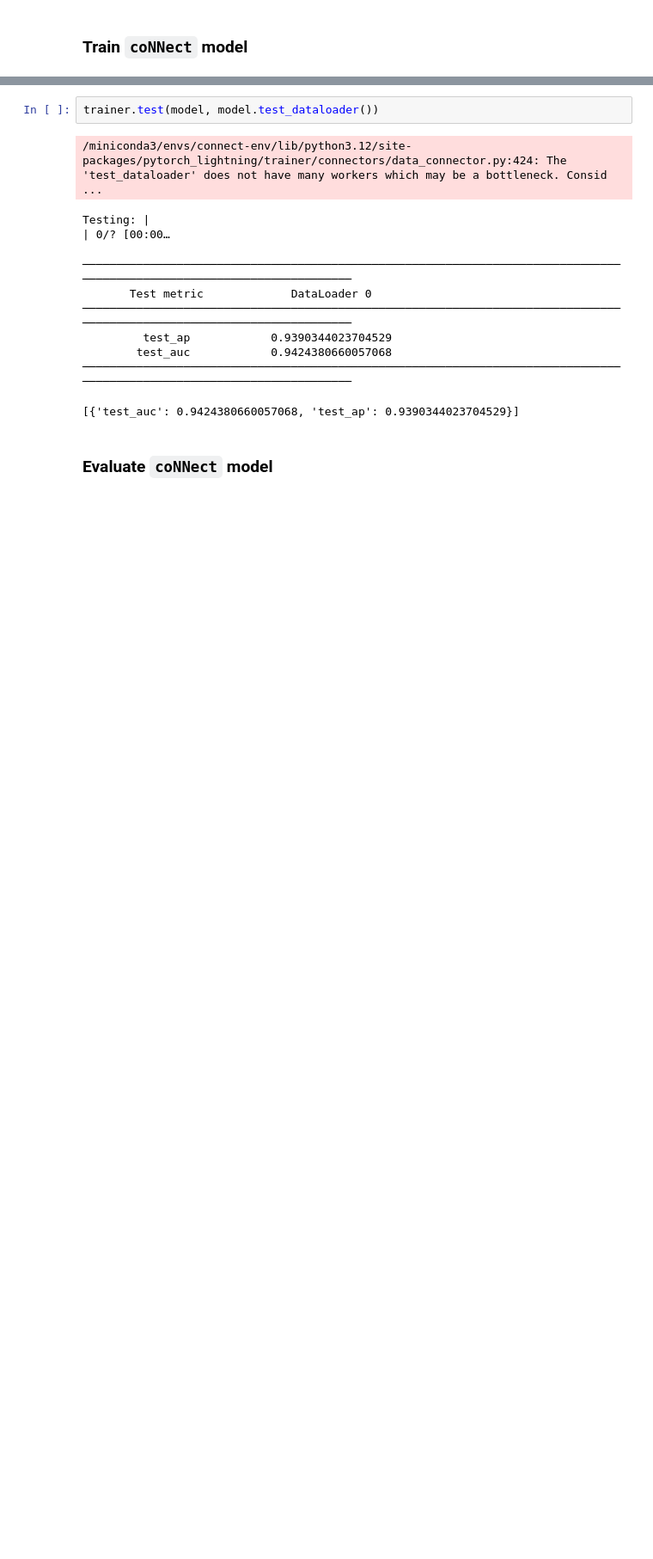
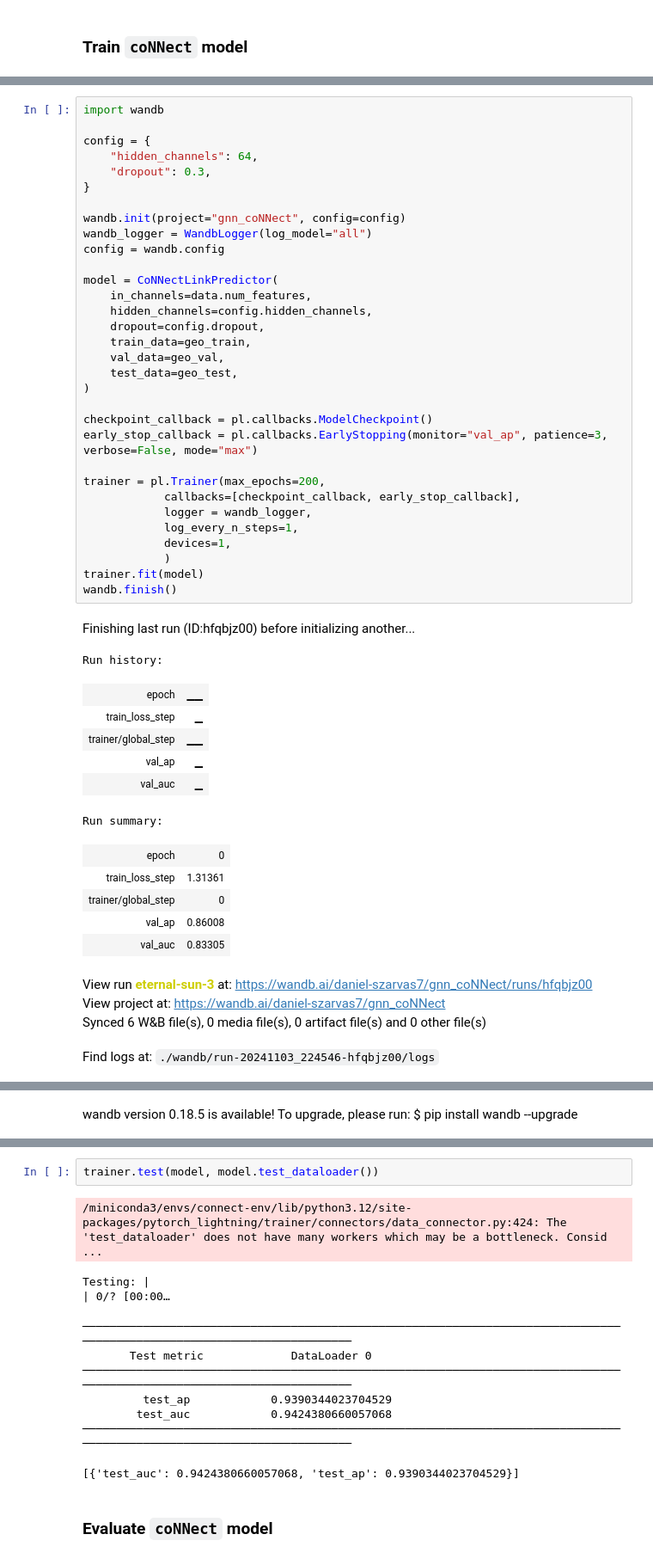
Before and after one commit to dszarvas/coNNect, a Jupyter notebook: coNNect.ipynb, the cells around one changed output, grey strips where cells are left out. Shown at 86% size. Saved outputs shown, nothing was run; the diff lists cells and outputs as text; blank space fills up the shorter version.

```diff
--- a/coNNect.ipynb
+++ b/coNNect.ipynb
@@ -1458,0 +1414,50 @@ Validation: |
+# %%
+import wandb
+
+config = {
+    "hidden_channels": 64,
+    "dropout": 0.3,
+}
+
+wandb.init(project="gnn_coNNect", config=config)
+wandb_logger = WandbLogger(log_model="all")
+config = wandb.config
+
+model = CoNNectLinkPredictor(
+    in_channels=data.num_features,
+    hidden_channels=config.hidden_channels,
+    dropout=config.dropout,
+    train_data=geo_train,
+    val_data=geo_val,
+    test_data=geo_test,
+)
+
+checkpoint_callback = pl.callbacks.ModelCheckpoint()
+early_stop_callback = pl.callbacks.EarlyStopping(monitor="val_ap", patience=3, verbose=False, mode="max")
+
+trainer = pl.Trainer(max_epochs=200,
+            callbacks=[checkpoint_callback, early_stop_callback],
+            logger = wandb_logger,
+            log_every_n_steps=1,
+            devices=1,
+            )
+trainer.fit(model)
+wandb.finish()
+# %% [output]
+Finishing last run (ID:hfqbjz00) before initializing another...
+Run history:
+| epoch | ▁▁ |
+| train_loss_step | ▁ |
+| trainer/global_step | ▁▁ |
+| val_ap | ▁ |
+| val_auc | ▁ |
+Run summary:
+| epoch | 0 |
+| train_loss_step | 1.31361 |
+| trainer/global_step | 0 |
+| val_ap | 0.86008 |
+| val_auc | 0.83305 |
+View run eternal-sun-3 at: https://wandb.ai/daniel-szarvas7/gnn_coNNect/runs/hfqbjz00
+View project at: https://wandb.ai/daniel-szarvas7/gnn_coNNect
+Synced 6 W&B file(s), 0 media file(s), 0 artifact file(s) and 0 other file(s)
+Find logs at: ./wandb/run-20241103_224546-hfqbjz00/logs
@@ -1458,0 +1465 @@ Validation: |
+wandb version 0.18.5 is available! To upgrade, please run: $ pip install wandb --upgrade
```
Also changed, not shown: parts of 4 cells of this notebook, 2 other files.
